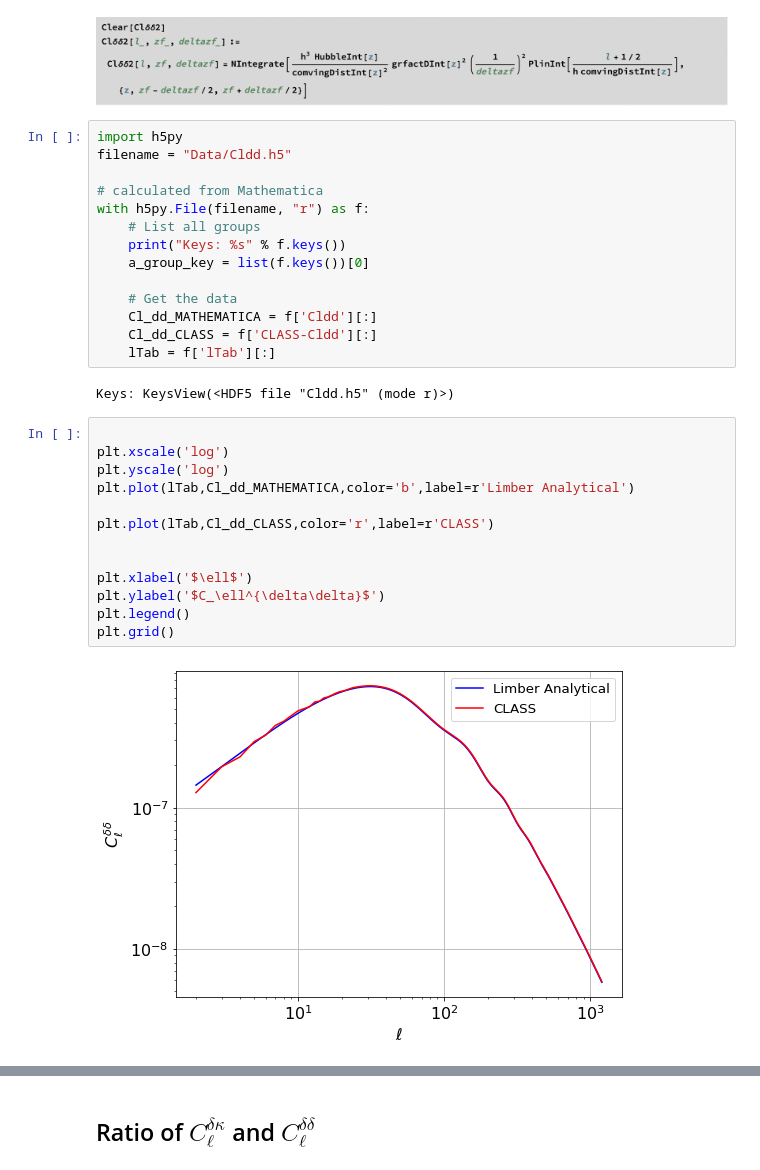
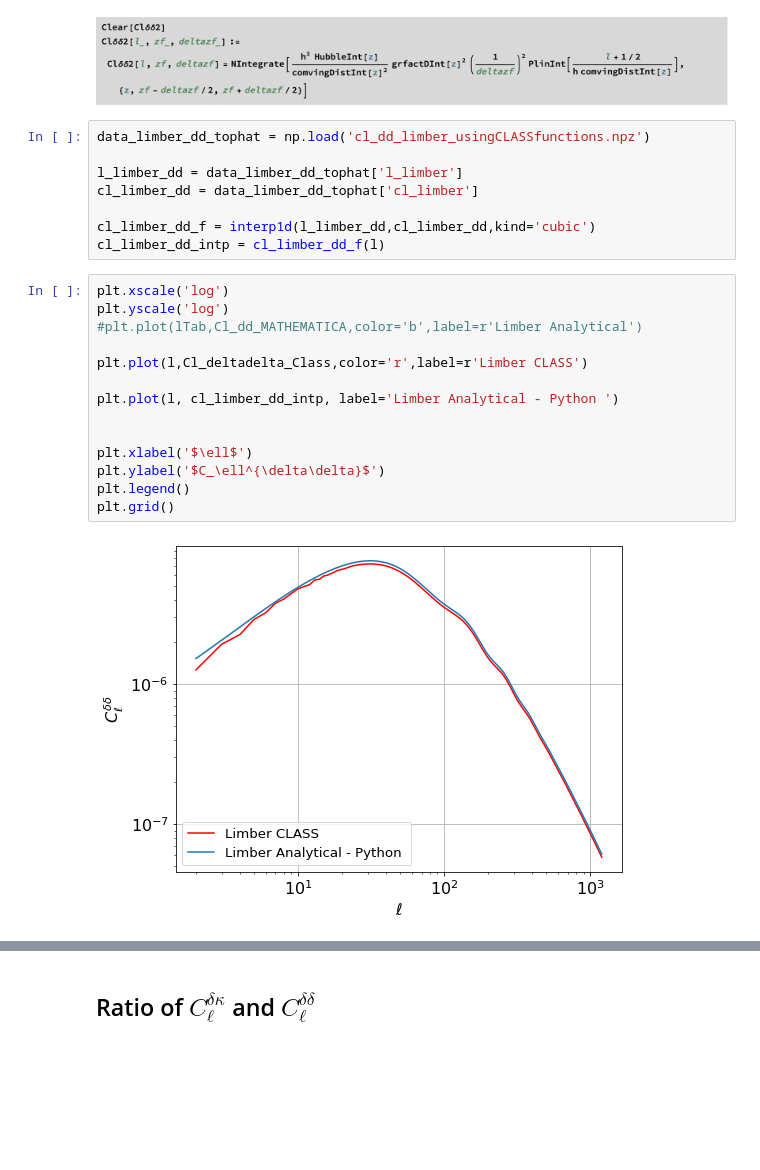
Before and after one commit to muntazirabidi/CLASS_CAMB, a Jupyter notebook: limber_cross_CLASS.ipynb, the cells around one changed output, grey strips where cells are left out. Saved outputs shown, nothing was run; the diff lists cells and outputs as text; blank space fills up the shorter version.

```diff
--- a/limber_cross_CLASS.ipynb
+++ b/limber_cross_CLASS.ipynb
@@ -211,35 +217,28 @@ from IPython.display import Image
 Image("Data/Cldd-mathematica.png")
 # %% [output]
 [figure]
-# %%
-import h5py
-filename = "Data/Cldd.h5"
-
-# calculated from Mathematica
-with h5py.File(filename, "r") as f:
-    # List all groups
-    print("Keys: %s" % f.keys())
-    a_group_key = list(f.keys())[0]
-
-    # Get the data
-    Cl_dd_MATHEMATICA = f['Cldd'][:]
-    Cl_dd_CLASS = f['CLASS-Cldd'][:]
-    lTab = f['lTab'][:]
-# %% [output]
-Keys: KeysView(<HDF5 file "Cldd.h5" (mode r)>)
+# %%
+data_limber_dd_tophat = np.load('cl_dd_limber_usingCLASSfunctions.npz')
+
+l_limber_dd = data_limber_dd_tophat['l_limber']
+cl_limber_dd = data_limber_dd_tophat['cl_limber']
+
+cl_limber_dd_f = interp1d(l_limber_dd,cl_limber_dd,kind='cubic')
+cl_limber_dd_intp = cl_limber_dd_f(l)
 # %%
-
 plt.xscale('log')
 plt.yscale('log')
-plt.plot(lTab,Cl_dd_MATHEMATICA,color='b',label=r'Limber Analytical')
+#plt.plot(lTab,Cl_dd_MATHEMATICA,color='b',label=r'Limber Analytical')
 
-plt.plot(lTab,Cl_dd_CLASS,color='r',label=r'CLASS')
+plt.plot(l,Cl_deltadelta_Class,color='r',label=r'Limber CLASS')
+
+plt.plot(l, cl_limber_dd_intp, label='Limber Analytical - Python ')
 
 
 plt.xlabel('$\ell$')
 plt.ylabel('$C_\ell^{\delta\delta}$')
 plt.legend()
 plt.grid()
 # %% [output]
-[figure, old version]
+[figure, new version]
 # %%
```
Also changed, not shown: parts of 7 cells of this notebook.
